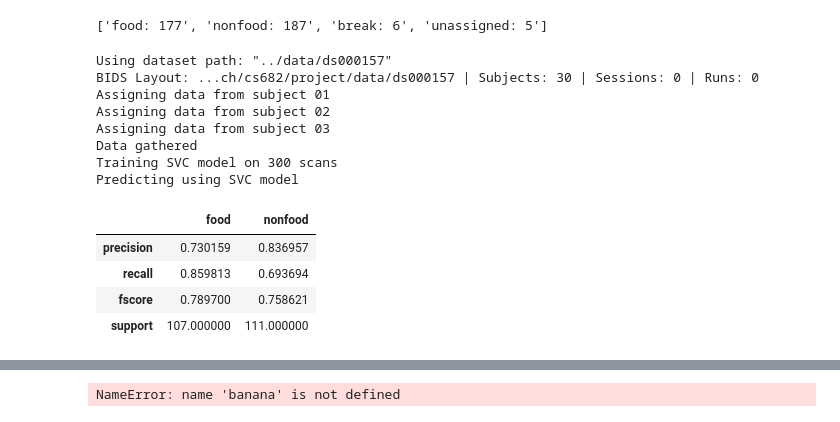
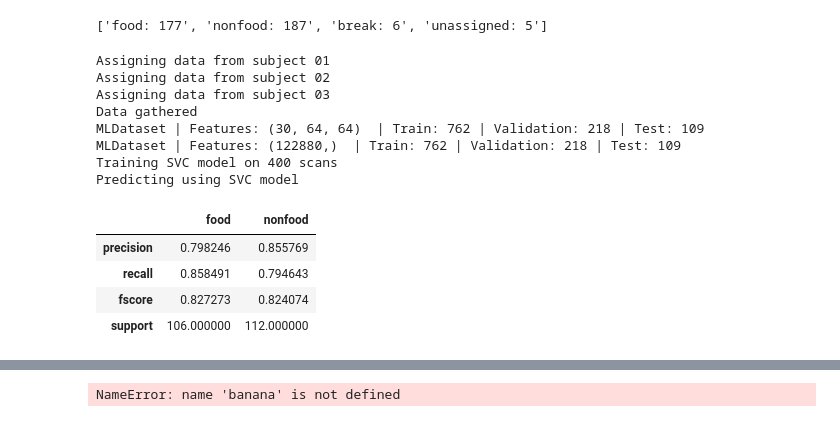
Before and after one commit to e-m-albright/CS682, a Jupyter notebook: notebooks/walkthrough.ipynb, the cells around one changed output, grey strips where cells are left out. Drawn from its saved outputs; the diff is of its cells as text; code cells hidden in the pictures.

```diff
--- a/notebooks/walkthrough.ipynb
+++ b/notebooks/walkthrough.ipynb
@@ -18,5 +18,5 @@ sys.path.insert(0, parent_dir)
 from src import data
 
 
-layout = data.get_food_temptation_data()
+layout = data.get_food_temptation_data(os.path.join("..", "data", "ds000157"))
 # %% [output]
@@ -218,27 +157,27 @@ print(list("{}: {}".format(k,len(v)) for k,v in scan_assignments.items()))
 # %%
 """
 On to the deep learning
 
 First a quick check of our helper method which should hide the complexity of the scans from us
     data.get_machine_learning_data(layout=layout)
 
 An f1 away from random would be very encouraging
 """
 from src.models import sanity_check
 
-results = sanity_check.test_ml_data()
+results = sanity_check.test_ml_data(layout=layout, limit=400)
 display(results)
 # %% [output]
-Using dataset path: "../data/ds000157"
-BIDS Layout: ...ch/cs682/project/data/ds000157 | Subjects: 30 | Sessions: 0 | Runs: 0
 Assigning data from subject 01
 Assigning data from subject 02
 Assigning data from subject 03
 Data gathered
-Training SVC model on 300 scans
+MLDataset | Features: (30, 64, 64)  | Train: 762 | Validation: 218 | Test: 109
+MLDataset | Features: (122880,)  | Train: 762 | Validation: 218 | Test: 109
+Training SVC model on 400 scans
 Predicting using SVC model
 |  | food | nonfood |
-| precision | 0.730159 | 0.836957 |
-| recall | 0.859813 | 0.693694 |
-| fscore | 0.789700 | 0.758621 |
-| support | 107.000000 | 111.000000 |
+| precision | 0.798246 | 0.855769 |
+| recall | 0.858491 | 0.794643 |
+| fscore | 0.827273 | 0.824074 |
+| support | 106.000000 | 112.000000 |
```
Also changed, not shown: parts of 12 cells of this notebook, 12 other files.
